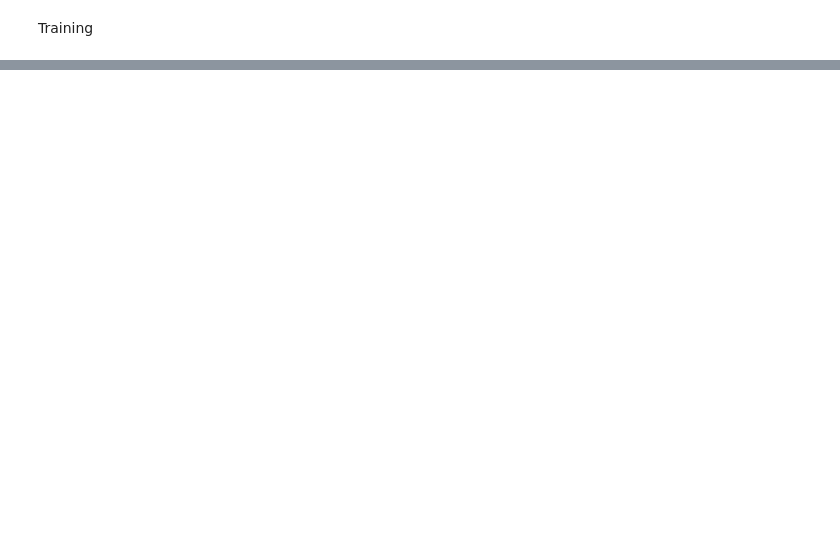
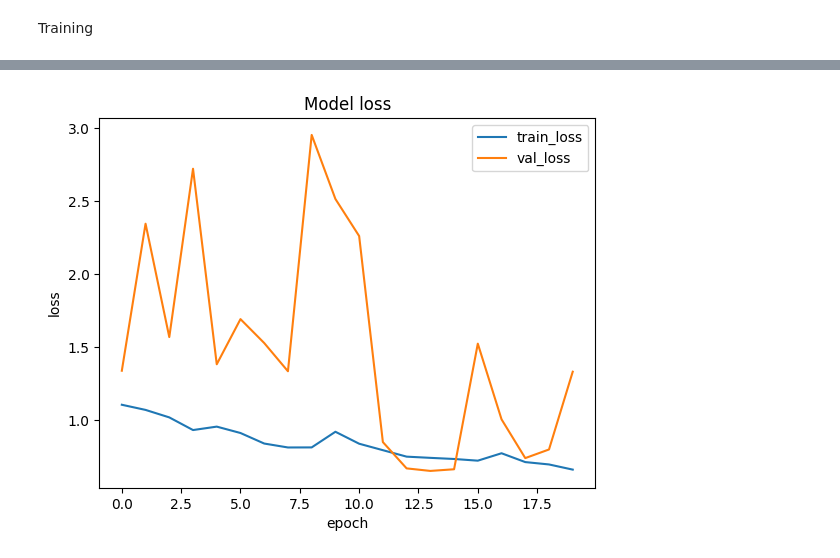
Before and after one commit to Abhiraj36/HumanEmotionsDetection, a Jupyter notebook: Human_Emotions_Detection.ipynb, the cells around one changed output, grey strips where cells are left out. Cells and saved outputs as stored; diff of their text form; code cells hidden in the pictures; blank space fills up the shorter version.

Commit message:
Initialised the Training

```diff
--- a/Human_Emotions_Detection.ipynb
+++ b/Human_Emotions_Detection.ipynb
@@ -230,2 +234,21 @@ loss_function = CategoricalCrossentropy(from_logits = False)
 # %%
 metrics = [CategoricalAccuracy(name = "accuracy"), TopKCategoricalAccuracy(k = 2, name ="top_k_accuracy")]
+# %%
+from tensorflow.keras.losses import SparseCategoricalCrossentropy
+from tensorflow.keras.metrics import SparseTopKCategoricalAccuracy
+
+lenet_model.compile(
+    optimizer=Adam(learning_rate=0.001),
+    loss=SparseCategoricalCrossentropy(),
+    metrics=[
+        'accuracy',
+        SparseTopKCategoricalAccuracy(k=2, name="top_k_accuracy")
+    ]
+)
+# %%
+history = lenet_model.fit(
+    training_dataset,
+    validation_data = validation_dataset,
+    epochs = 20,
+    verbose = 1,
+)
@@ -231,0 +273,10 @@ metrics = [CategoricalAccuracy(name = "accuracy"), TopKCategoricalAccuracy(k = 2
+# %%
+plt.plot(history.history['loss'])
+plt.plot(history.history['val_loss'])
+plt.title('Model loss')
+plt.ylabel('loss')
+plt.xlabel('epoch')
+plt.legend(['train_loss', 'val_loss'])
+plt.show()
+# %% [output]
+[figure, added]
```
Also changed, not shown: parts of 5 cells of this notebook.
